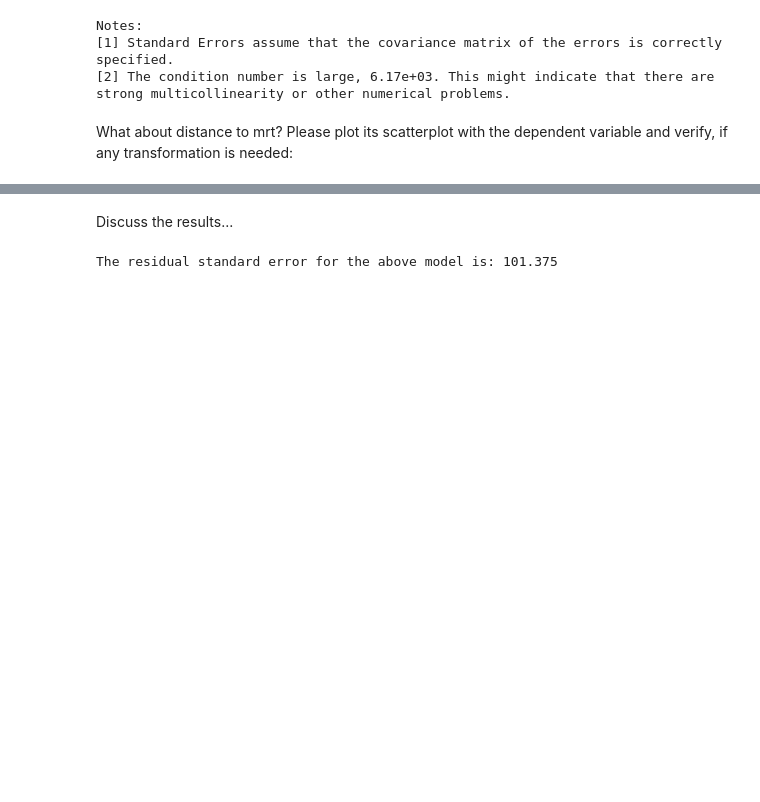
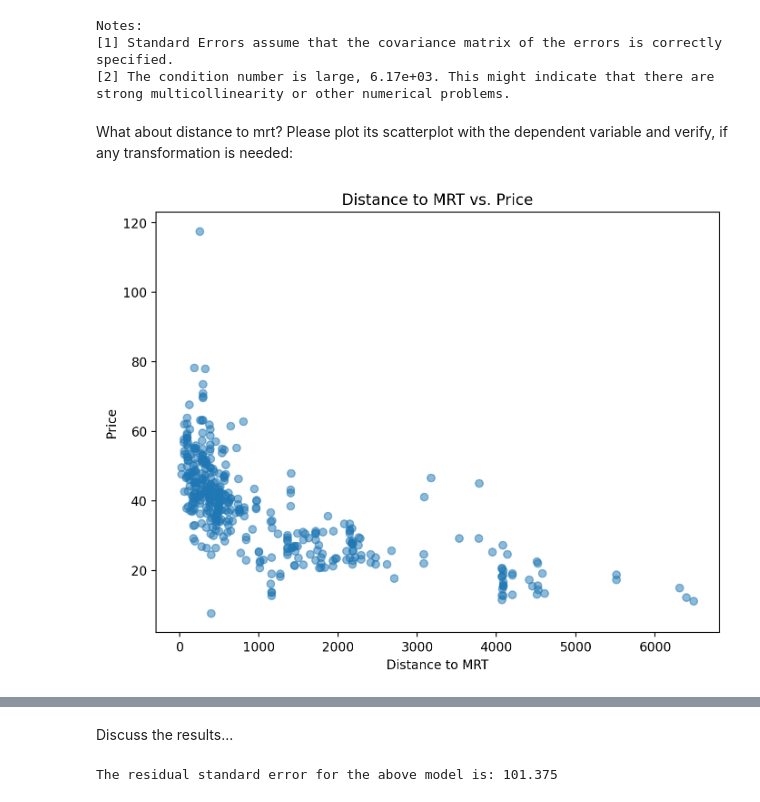
Before and after one commit to arietz/DS2025, a Jupyter notebook: Report7/Exercise10.ipynb, the cells around one changed output, grey strips where cells are left out. Cells and saved outputs as stored; diff of their text form; code cells hidden in the pictures; blank space fills up the shorter version.

```diff
--- a/Report7/Exercise10.ipynb
+++ b/Report7/Exercise10.ipynb
@@ -293,6 +293,15 @@ strong multicollinearity or other numerical problems.
 # %% [markdown]
 What about distance to mrt? Please plot its scatterplot with the dependent variable and verify, if any transformation is needed:
 # %%
-# Your code here
+plt.figure(figsize=(8, 6))
+plt.scatter(df_estate["dist_to_mrt_m"],
+            df_estate["price_twd_msq"],
+            alpha=0.5)
+plt.xlabel("Distance to MRT")
+plt.ylabel("Price")
+plt.title("Distance to MRT vs. Price")
+plt.show()
+# %% [output]
+[figure, added]
 # %%
 # If any transformation is necessary, please estimate the Model3 with the transformed distance to mrt.
```
Also changed, not shown: parts of 2 cells of this notebook.
